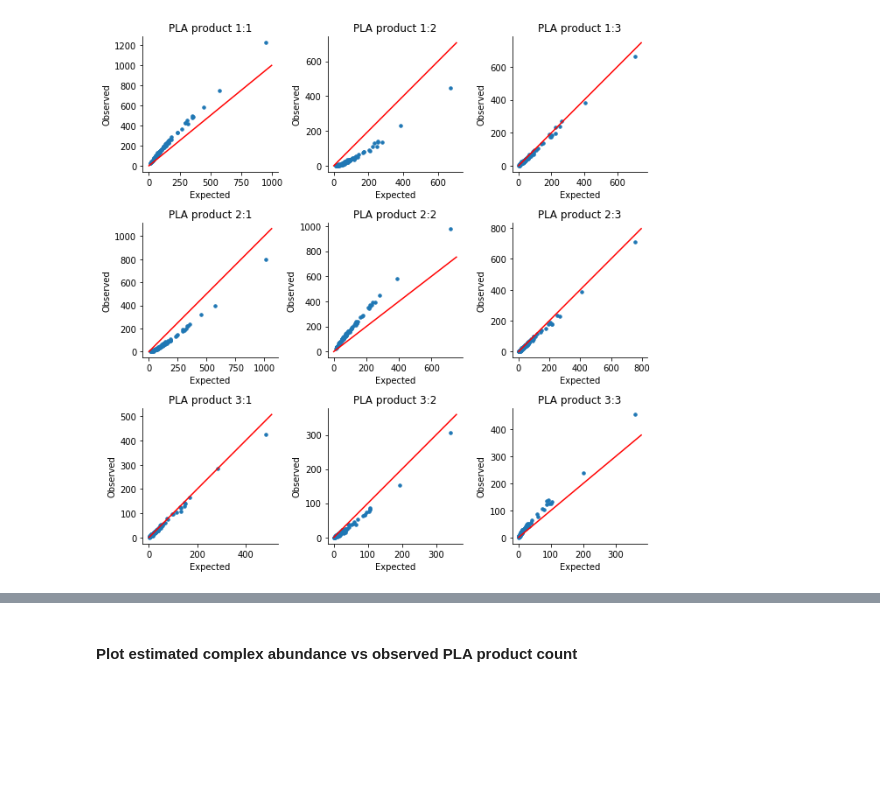
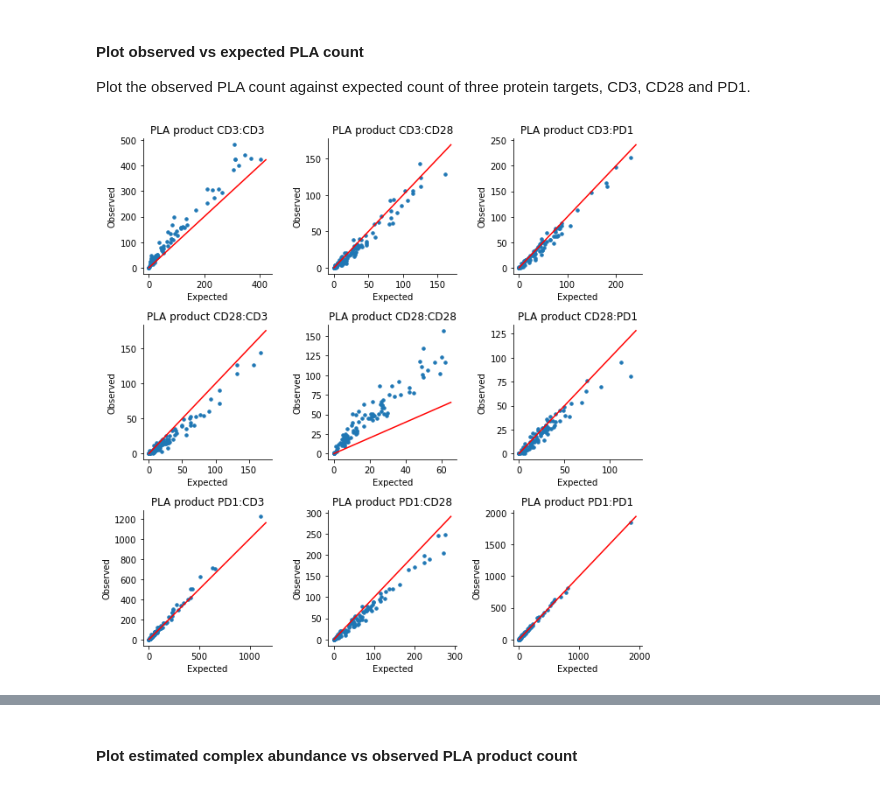
Before and after one commit to tay-lab/Prox-seq, a Jupyter notebook: PLA_data_analysis_example.ipynb, the cells around one changed output, grey strips where cells are left out. Drawn from its saved outputs; the diff is of its cells as text; code cells hidden in the pictures; blank space fills up the shorter version.

```diff
--- a/PLA_data_analysis_example.ipynb
+++ b/PLA_data_analysis_example.ipynb
@@ -57,0 +24,3 @@ The data frame dge contains the simulated counts of PLA products. The data frame
+# %%
+dge = pd.read_csv("example_dge.csv", index_col=0)
+dge.iloc[:6,:6]
@@ -58,22 +35,25 @@ The data frame dge contains the simulated counts of PLA products. The data frame
+# %% [markdown]
+#### Plot observed vs expected PLA count
+
+Plot the observed PLA count against expected count of three protein targets, CD3, CD28 and PD1.
 # %%
 # Calculate expected PLA count
-dge_expected = myFuncs.calculateExpected(dge)
+dge_expected = PF.calculateExpected(dge)
 
 # Plot
 fig, ax = plt.subplots(nrows=3,ncols=3, figsize=(9,9))
-for counter, i in enumerate(dge.index):
-    row_i = int(counter / 3)
-    col_i = int(counter % 3)
-    ax[row_i,col_i].scatter(dge_expected.loc[i,:], dge.loc[i,:], s=12)
-    _, xmax = ax[row_i,col_i].get_xlim()
-    ax[row_i,col_i].plot([0,xmax],[0,xmax], 'red')
-    ax[row_i,col_i].set_xlabel("Expected")
-    ax[row_i,col_i].set_ylabel("Observed")
-    ax[row_i,col_i].set_title(f"PLA product {i}")
+for row_i, value1 in enumerate(["CD3","CD28","PD1"]):
+    for col_i, value2 in enumerate(["CD3","CD28","PD1"]):
+        ax[row_i,col_i].scatter(dge_expected.loc[f"{value1}:{value2}",:], dge.loc[f"{value1}:{value2}",:], s=12)
+        _, xmax = ax[row_i,col_i].get_xlim()
+        ax[row_i,col_i].plot([0,xmax],[0,xmax], 'red')
+        ax[row_i,col_i].set_xlabel("Expected")
+        ax[row_i,col_i].set_ylabel("Observed")
+        ax[row_i,col_i].set_title(f"PLA product {value1}:{value2}")
 sns.despine(fig=fig)
 fig.tight_layout()
 # %% [output]
-[figure, old version]
+[figure, new version]
 # %% [markdown]
 The red lines show the y=x line. PLA products above the red line probably represent true protein complexes.
 
```
Also changed, not shown: parts of 14 cells of this notebook, 3 other files.
